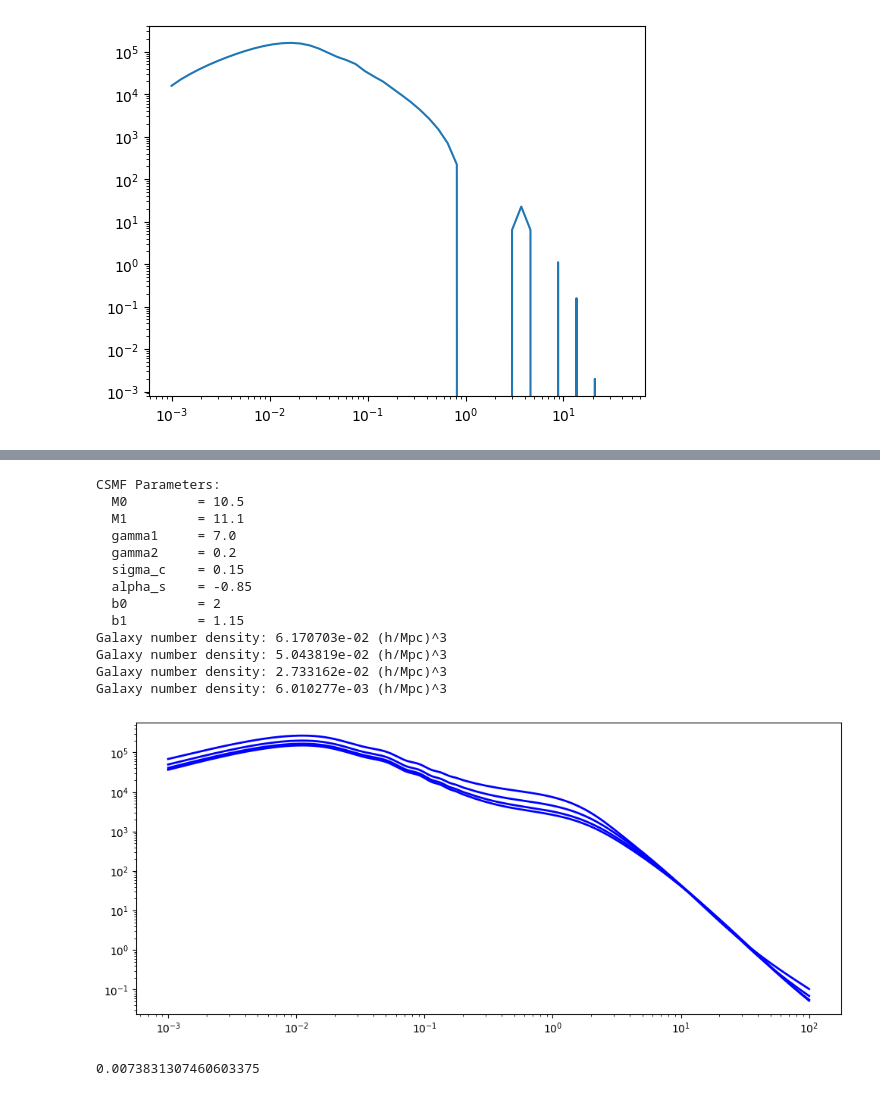
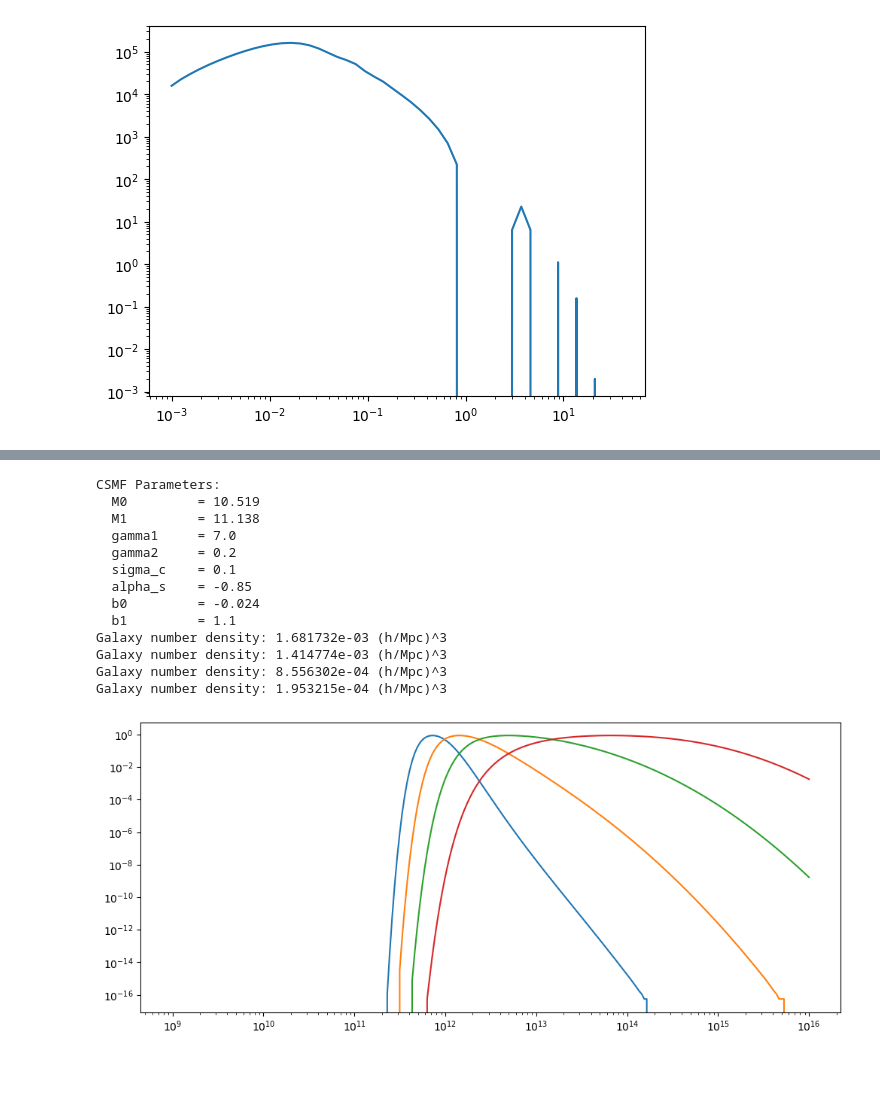
Before and after one commit to rpaviot/NRV_HOD, a Jupyter notebook: Untitled (2).ipynb, the cells around one changed output, grey strips where cells are left out. Cells and saved outputs as stored; diff of their text form; code cells hidden in the pictures; blank space fills up the shorter version.

```diff
--- a/Untitled (2).ipynb
+++ b/Untitled (2).ipynb
@@ -422,7 +422,7 @@ def compute_power_spectra_manual(cosmo, hod, concentration, k_arr, a ,Mstar_min=
         raise ValueError(f"Unknown HOD type: {type(hod)}")
 
     N_tot = N_c + N_s
-
+    plt.loglog(M_arr,N_c)
     n_gal = simpson(N_tot * n_M, x=np.log10(M_arr))
     print(f"Galaxy number density: {n_gal:.6e} (h/Mpc)^3")
 
@@ -713,47 +714,56 @@ csmf_params = {
     'b0': 2,       # Satellite norm
     'b1': 1.15       # Satellite norm slope
 }
+
+# CSMF HOD parameters
+csmf_params = {
+    'M0': 10.519,         # log10(M*) [Msun/h²]
+    'M1': 11.138,         # log10(Mh) [Msun/h]
+    'gamma1': 7.0,
+    'gamma2': 0.2,
+    'sigma_c': 0.1,
+    'alpha_s': -0.85,
+    'b0': -0.024,
+    'b1': 1.1
+}
+
 
 print("\nCSMF Parameters:")
 for key, val in csmf_params.items():
     print(f"  {key:10s} = {val}")
 
 #Create CSMF object
 csmf = CSMF(**csmf_params)
 
 for i, (log_min, log_max) in enumerate(log_Mstar_bins):
     Mstar_min = 10**log_min
     Mstar_max = 10**log_max
 
 
         # P_gm
     Pk_gg_manual, Pk_gm_manual, ngal_manual = compute_power_spectra_manual(
         cosmo, csmf, concentration, k_arr, a_eff,Mstar_min=Mstar_min, Mstar_max=Mstar_max)
         # ΔΣ
 
     # Plot P_gm
-    plt.loglog(k_arr, Pk_gm_manual, 'b-', lw=2)
+    #plt.loglog(k_arr, Pk_gm_manual, 'b-', lw=2)
     # ax.set_xlabel(r'$k$ [$h$/Mpc]')
     # ax.set_ylabel(r'$P_{gm}(k)$ [$(h^{-1}$Mpc$)^3$]')
     # ax.set_title(f'{log_min:.1f} < log M★ < {log_max:.1f}')
     # ax.grid(True, alpha=0.3)
     # ax.set_xlim([1e-2, 100])
 # %% [output]
 CSMF Parameters:
-  M0         = 10.5
-  M1         = 11.1
+  M0         = 10.519
+  M1         = 11.138
   gamma1     = 7.0
   gamma2     = 0.2
-  sigma_c    = 0.15
+  sigma_c    = 0.1
   alpha_s    = -0.85
-  b0         = 2
-  b1         = 1.15
-Galaxy number density: 6.170703e-02 (h/Mpc)^3
-Galaxy number density: 5.043819e-02 (h/Mpc)^3
-Galaxy number density: 2.733162e-02 (h/Mpc)^3
-Galaxy number density: 6.010277e-03 (h/Mpc)^3
+  b0         = -0.024
+  b1         = 1.1
+Galaxy number density: 1.681732e-03 (h/Mpc)^3
+Galaxy number density: 1.414774e-03 (h/Mpc)^3
+Galaxy number density: 8.556302e-04 (h/Mpc)^3
+Galaxy number density: 1.953215e-04 (h/Mpc)^3
-[figure, old version]
+[figure, new version]
-# %%
-2.286844e-3/(dict_cosmo['h']**3)
-# %% [output]
-0.0073831307460603375
```
Also changed, not shown: parts of 47 cells of this notebook, 11 other files.
